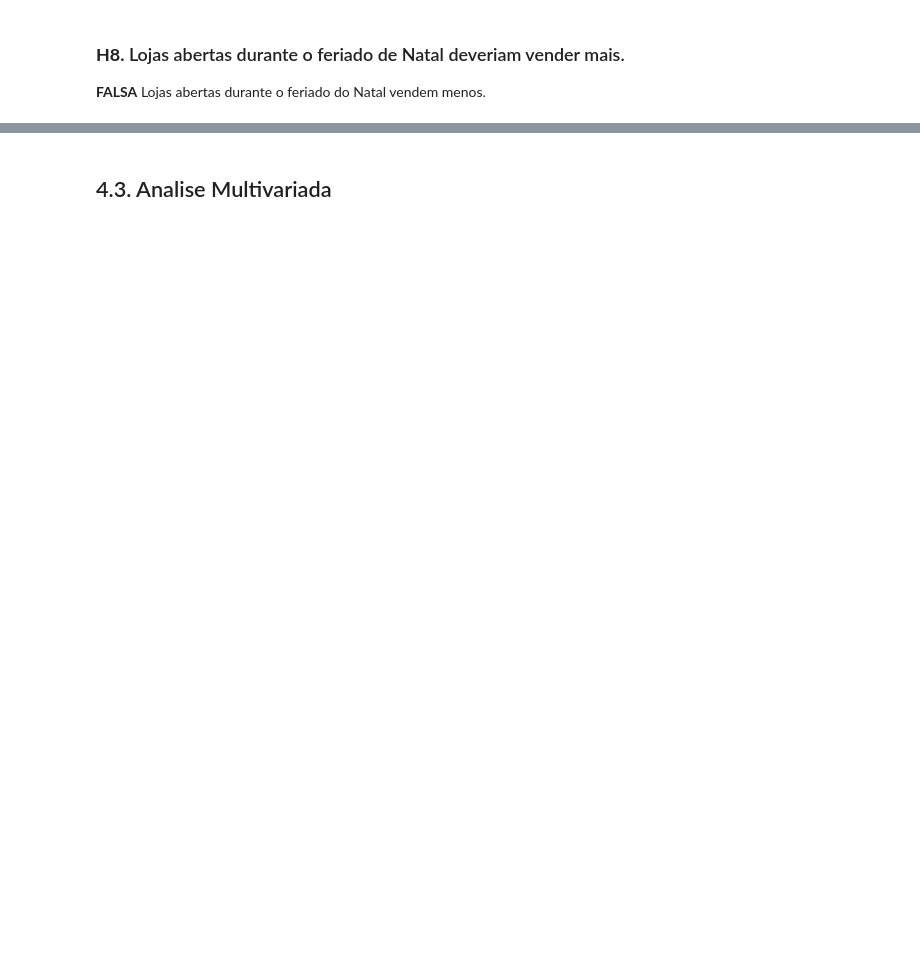
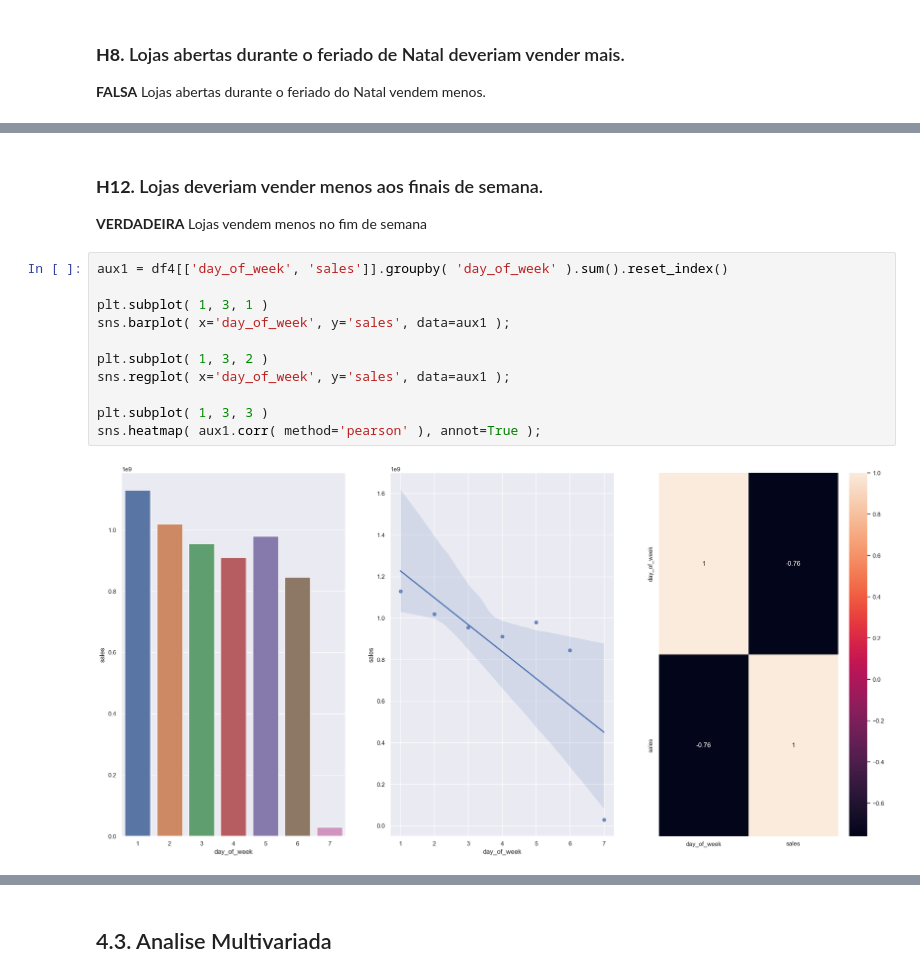
Before and after one commit to wesleysantosds/ds_em_producao, a Jupyter notebook: m04_v01_store_sales_prediction.ipynb, the cells around one changed output, grey strips where cells are left out. Cells and saved outputs as stored; diff of their text form; blank space fills up the shorter version.

```diff
--- a/m04_v01_store_sales_prediction.ipynb
+++ b/m04_v01_store_sales_prediction.ipynb
@@ -664,0 +719,16 @@ sns.barplot( x='year', y='sales', hue='state_holiday', data=aux2 );
+# %% [markdown]
+### **H12.** Lojas deveriam vender menos aos finais de semana.
+**VERDADEIRA** Lojas vendem menos no fim de semana
+# %%
+aux1 = df4[['day_of_week', 'sales']].groupby( 'day_of_week' ).sum().reset_index()
+
+plt.subplot( 1, 3, 1 )
+sns.barplot( x='day_of_week', y='sales', data=aux1 );
+
+plt.subplot( 1, 3, 2 )
+sns.regplot( x='day_of_week', y='sales', data=aux1 );
+
+plt.subplot( 1, 3, 3 )
+sns.heatmap( aux1.corr( method='pearson' ), annot=True );
+# %% [output]
+[figure, added]
```
Also changed, not shown: parts of 17 cells of this notebook.
